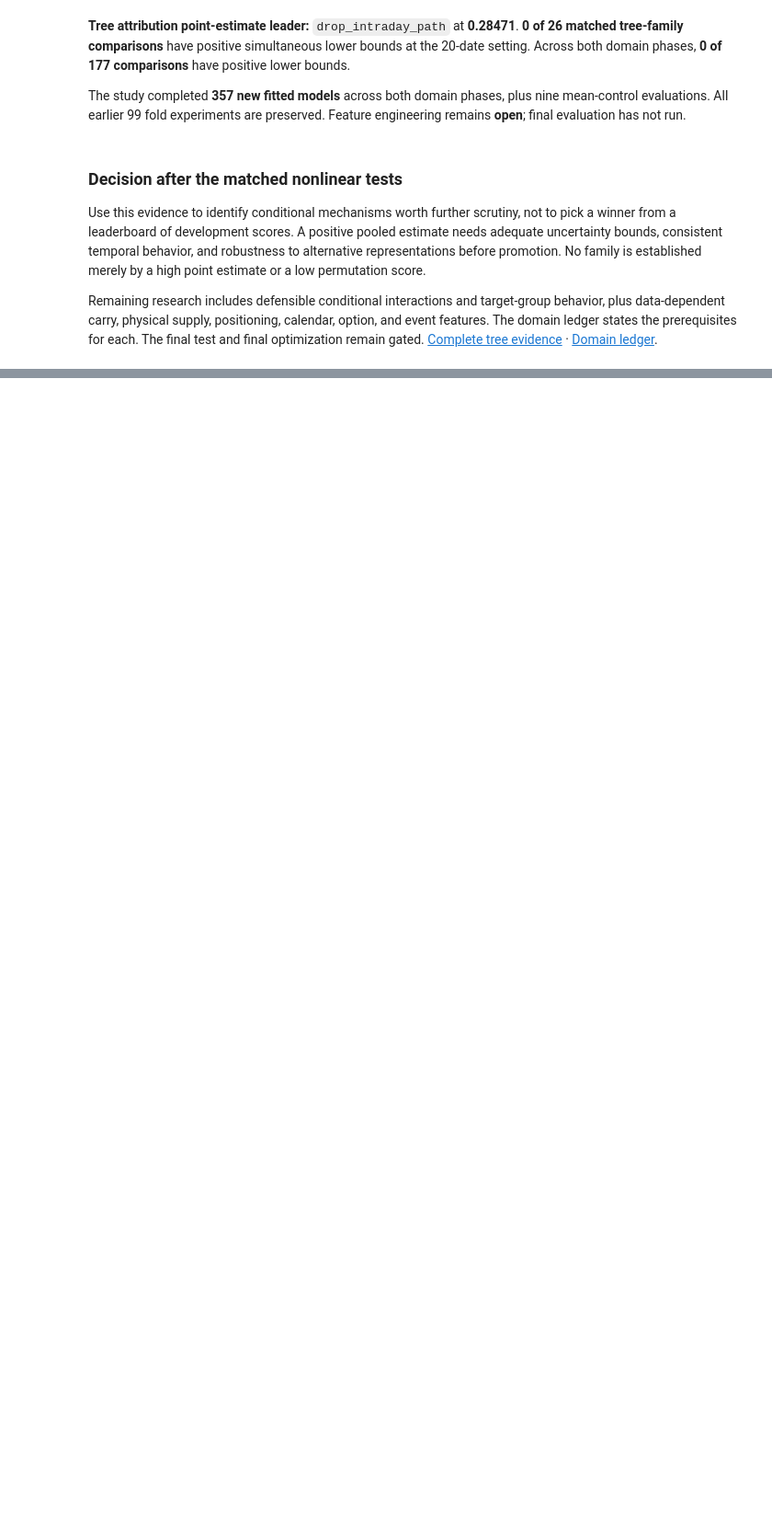
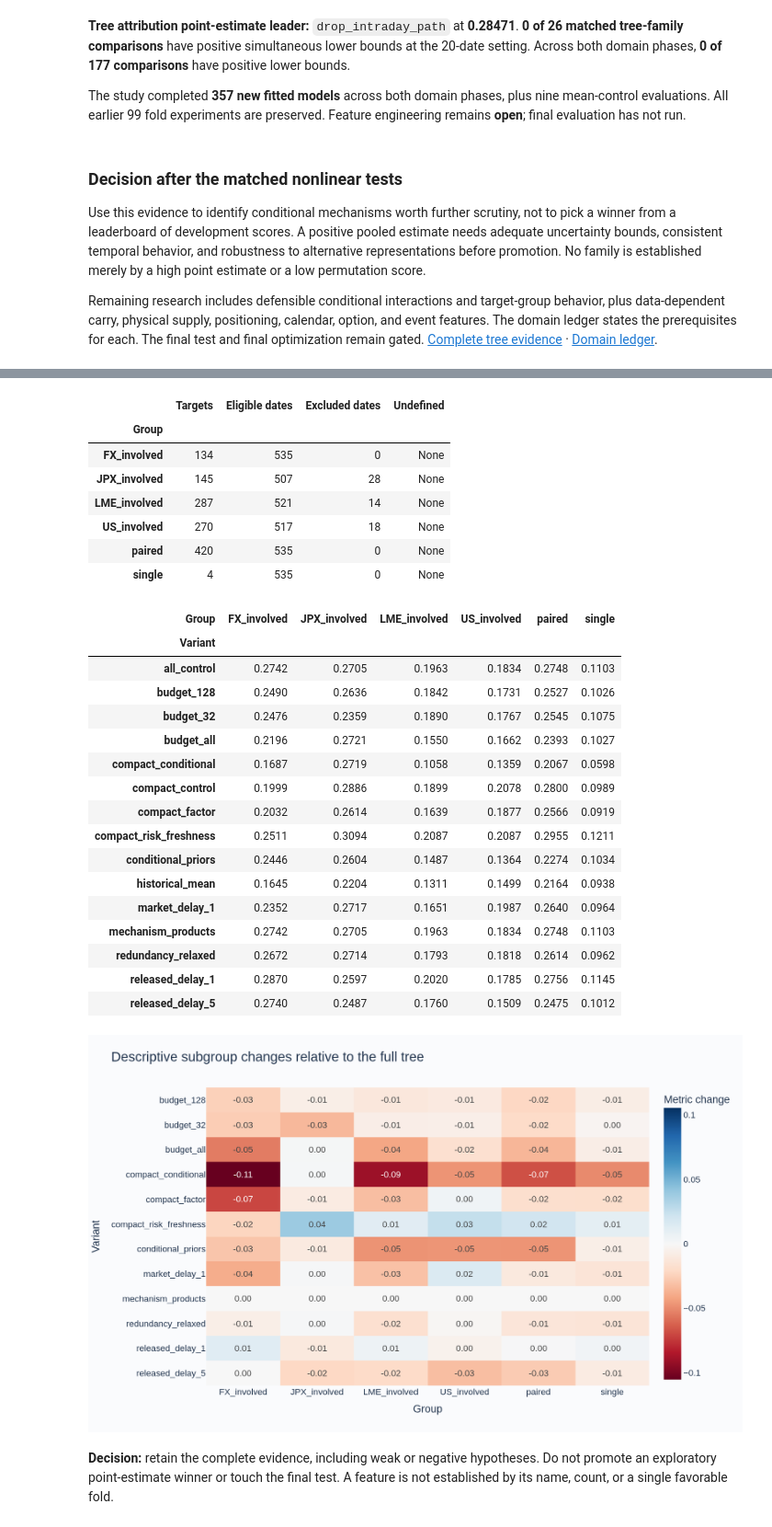
Before and after one commit to alvaromendizabal/commodity-prediction, a Jupyter notebook: notebooks/02_feature_research.ipynb, the cells around one changed output, grey strips where cells are left out. Shown at 92% size. Drawn from its saved outputs; the diff is of its cells as text; code cells hidden in the pictures; blank space fills up the shorter version.

```diff
--- a/notebooks/02_feature_research.ipynb
+++ b/notebooks/02_feature_research.ipynb
@@ -537,0 +616,41 @@ Remaining research includes defensible conditional interactions and target-group
+# %%
+groups = []
+for n,s in robustness["summaries"].items():
+    for group,g in s["subgroups"].items():
+        groups.append({"Variant":n,"Group":group,"Targets":g["targets"],"Eligible dates":g["eligible_dates"],"Excluded dates":g["excluded_dates"],"Undefined":g["undefined_reason"],"Metric":g["official_metric"]})
+display(pd.DataFrame(groups).query("Variant == 'all_control'")[["Group","Targets","Eligible dates","Excluded dates","Undefined"]].set_index("Group"))
+group_table = pd.DataFrame(groups).pivot(index="Variant",columns="Group",values="Metric")
+display(group_table.round(4))
+control_groups = group_table.loc["all_control"]
+delta_groups = group_table.drop(index=["all_control","historical_mean","compact_control"]).sub(control_groups,axis=1)
+fig = px.imshow(delta_groups,color_continuous_scale="RdBu",color_continuous_midpoint=0,text_auto=".2f",aspect="auto",title="Descriptive subgroup changes relative to the full tree",labels={"color":"Metric change"})
+show_figure(fig,root,"robustness_subgroups",680)
+display(Markdown("**Decision:** retain the complete evidence, including weak or negative hypotheses. Do not promote an exploratory point-estimate winner or touch the final test. A feature is not established by its name, count, or a single favorable fold."))
+# %% [output]
+|  | Targets | Eligible dates | Excluded dates | Undefined |
+| Group |  |  |  |  |
+| FX_involved | 134 | 535 | 0 | None |
+| JPX_involved | 145 | 507 | 28 | None |
+| LME_involved | 287 | 521 | 14 | None |
+| US_involved | 270 | 517 | 18 | None |
+| paired | 420 | 535 | 0 | None |
+| single | 4 | 535 | 0 | None |
+| Group | FX_involved | JPX_involved | LME_involved | US_involved | paired | single |
+| Variant |  |  |  |  |  |  |
+| all_control | 0.2742 | 0.2705 | 0.1963 | 0.1834 | 0.2748 | 0.1103 |
+| budget_128 | 0.2490 | 0.2636 | 0.1842 | 0.1731 | 0.2527 | 0.1026 |
+| budget_32 | 0.2476 | 0.2359 | 0.1890 | 0.1767 | 0.2545 | 0.1075 |
+| budget_all | 0.2196 | 0.2721 | 0.1550 | 0.1662 | 0.2393 | 0.1027 |
+| compact_conditional | 0.1687 | 0.2719 | 0.1058 | 0.1359 | 0.2067 | 0.0598 |
+| compact_control | 0.1999 | 0.2886 | 0.1899 | 0.2078 | 0.2800 | 0.0989 |
+| compact_factor | 0.2032 | 0.2614 | 0.1639 | 0.1877 | 0.2566 | 0.0919 |
+| compact_risk_freshness | 0.2511 | 0.3094 | 0.2087 | 0.2087 | 0.2955 | 0.1211 |
+| conditional_priors | 0.2446 | 0.2604 | 0.1487 | 0.1364 | 0.2274 | 0.1034 |
+| historical_mean | 0.1645 | 0.2204 | 0.1311 | 0.1499 | 0.2164 | 0.0938 |
+| market_delay_1 | 0.2352 | 0.2717 | 0.1651 | 0.1987 | 0.2640 | 0.0964 |
+| mechanism_products | 0.2742 | 0.2705 | 0.1963 | 0.1834 | 0.2748 | 0.1103 |
+| redundancy_relaxed | 0.2672 | 0.2714 | 0.1793 | 0.1818 | 0.2614 | 0.0962 |
+| released_delay_1 | 0.2870 | 0.2597 | 0.2020 | 0.1785 | 0.2756 | 0.1145 |
+| released_delay_5 | 0.2740 | 0.2487 | 0.1760 | 0.1509 | 0.2475 | 0.1012 |
+[figure, added]
+**Decision:** retain the complete evidence, including weak or negative hypotheses. Do not promote an exploratory point-estimate winner or touch the final test. A feature is not established by its name, count, or a single favorable fold.
```
Also changed, not shown: parts of 5 cells of this notebook, 13 other files.
